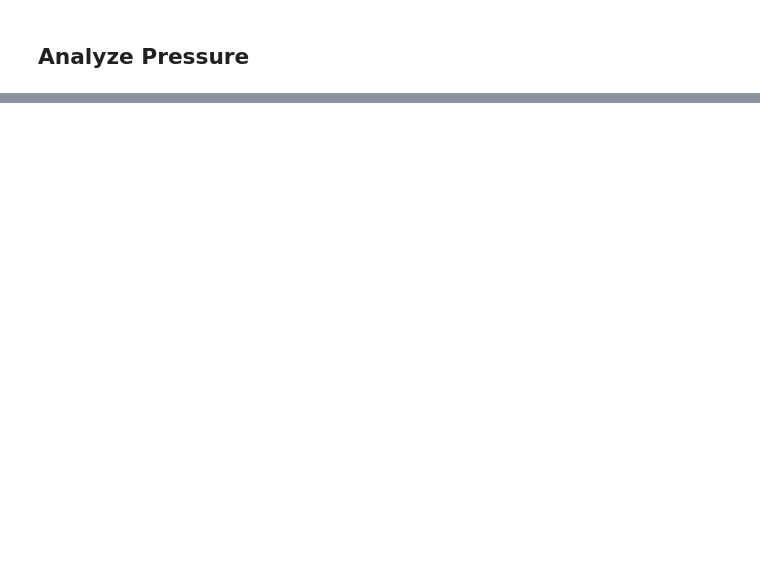
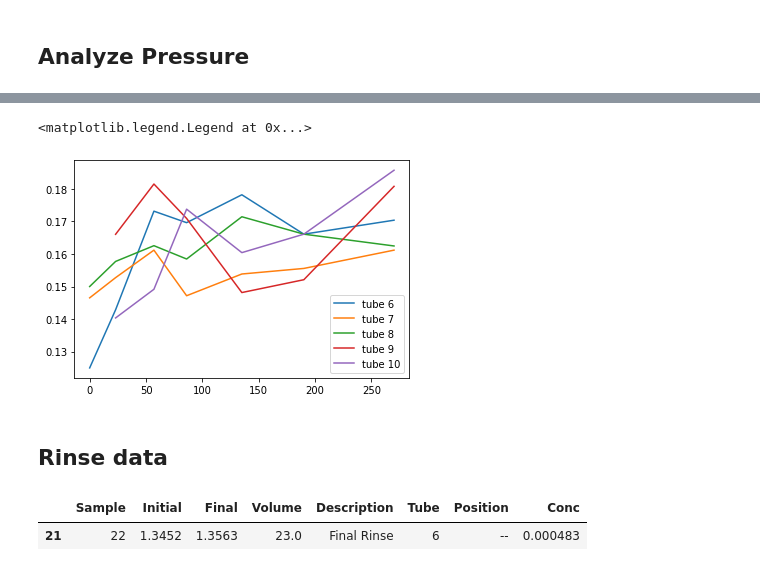
Before and after one commit to mattcoast/Oyster_Hydro, a Jupyter notebook: Oyster_Hydro.ipynb, the cells around one changed output, grey strips where cells are left out. Saved outputs shown, nothing was run; the diff lists cells and outputs as text; code cells hidden in the pictures; blank space fills up the shorter version.

```diff
--- a/Oyster_Hydro.ipynb
+++ b/Oyster_Hydro.ipynb
@@ -226,0 +216,10 @@ plt.scatter()
+# %%
+plt.plot(df3['Time'],df_pr['6p']/df_bh['6bh'],label='tube 6')
+plt.plot(df3['Time'],df_pr['7p']/df_bh['7bh'],label='tube 7')
+plt.plot(df3['Time'],df_pr['8p']/df_bh['8bh'],label='tube 8')
+plt.plot(df3['Time'],df_pr['9p']/df_bh['9bh'],label='tube 9')
+plt.plot(df3['Time'],df_pr['10p']/df_bh['10bh'],label='tube 10')
+plt.legend(loc=0)
+# %% [output]
+<matplotlib.legend.Legend at 0x...>
+[figure, added]
@@ -226,0 +230,2 @@ plt.scatter()
+# %% [markdown]
+## Rinse data
@@ -226,0 +250,7 @@ plt.scatter()
+# %%
+## concentrations are in g/ml
+cc=tube(df2,'Final Rinse',6)
+cc
+# %% [output]
+|  | Sample | Initial | Final | Volume | Description | Tube | Position | Conc |
+| 21 | 22 | 1.3452 | 1.3563 | 23.0 | Final Rinse | 6 | -- | 0.000483 |
```
Also changed, not shown: parts of 42 cells of this notebook, 1 other file.
